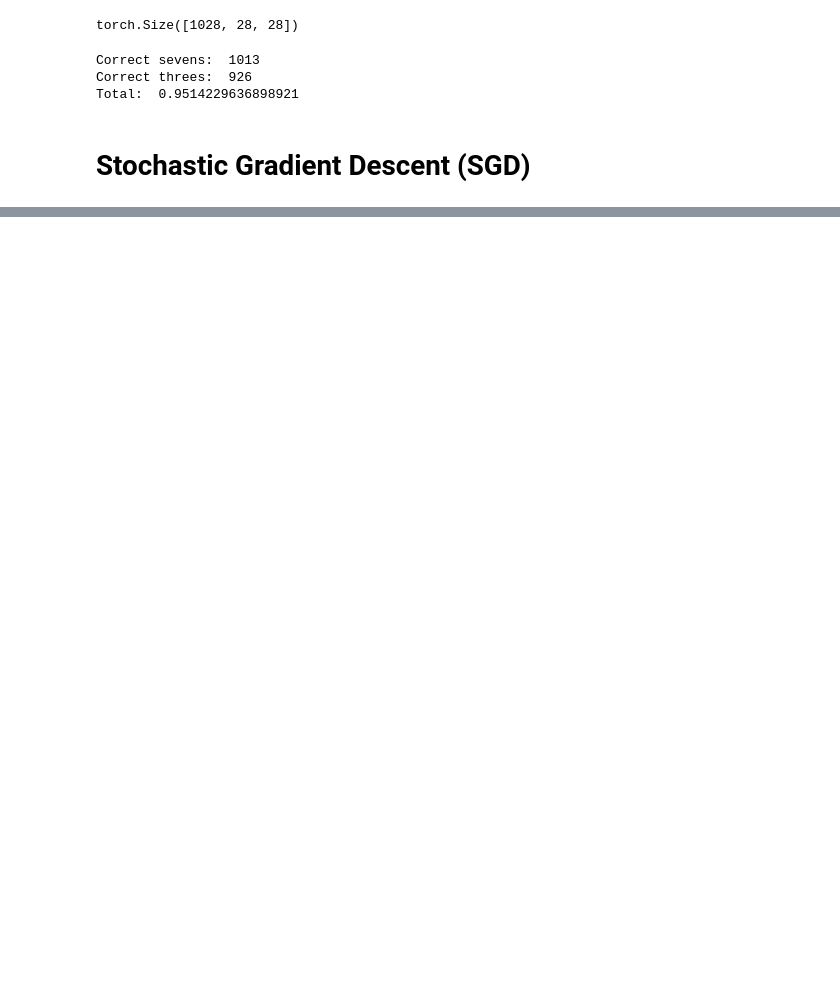
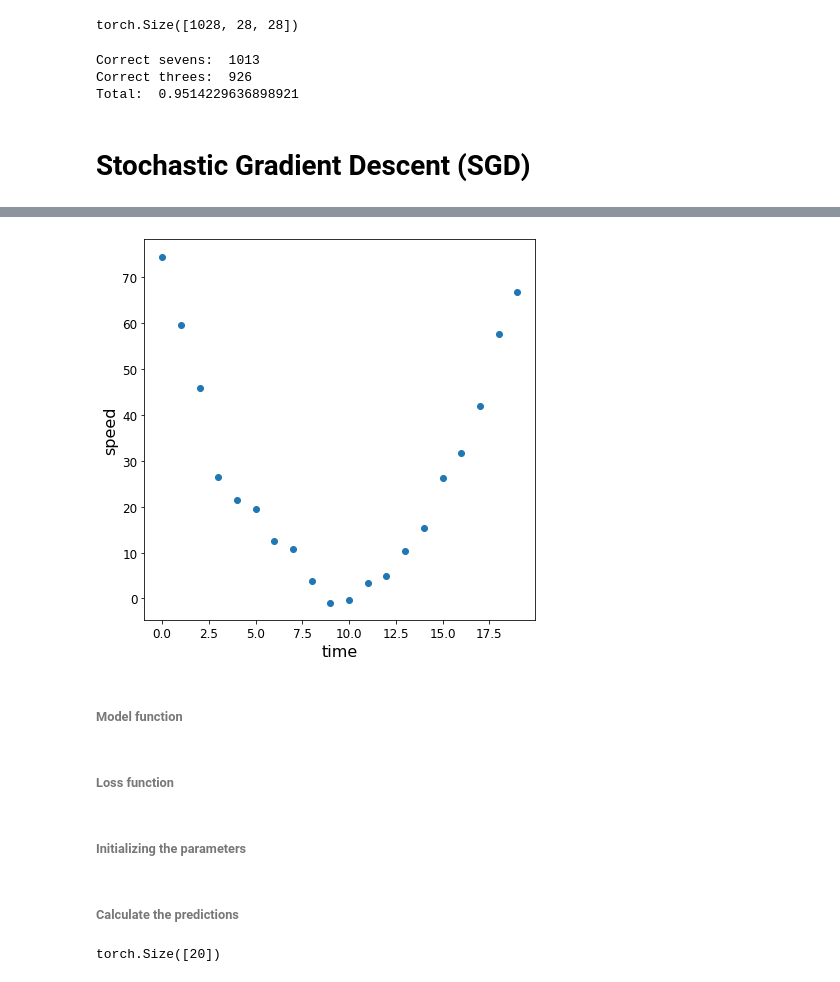
Before and after one commit to omlnaut/fastai, a Jupyter notebook: chapter3_foundations_of_vision.ipynb, the cells around one changed output, grey strips where cells are left out. Drawn from its saved outputs; the diff is of its cells as text; code cells hidden in the pictures; blank space fills up the shorter version.

```diff
--- a/chapter3_foundations_of_vision.ipynb
+++ b/chapter3_foundations_of_vision.ipynb
@@ -145,0 +226,15 @@ Total:  0.9514229636898921
+# %%
+time = torch.arange(0, 20).float()
+speed = torch.randn(20)*3 + .75*(time-9.5)**2 + 1
+# %%
+fig, ax = plt.subplots(figsize=(7,7))
+
+ax.scatter(time, speed)
+ax.set_xlabel('time', fontsize=16)
+ax.set_ylabel('speed', fontsize=16)
+
+plt.show()
+# %% [output]
+[figure, added]
+# %% [markdown]
+###### Model function
@@ -145,0 +245,2 @@ Total:  0.9514229636898921
+# %% [markdown]
+###### Loss function
@@ -145,0 +250,2 @@ Total:  0.9514229636898921
+# %% [markdown]
+###### Initializing the parameters
@@ -145,0 +254,7 @@ Total:  0.9514229636898921
+# %% [markdown]
+###### Calculate the predictions
+# %%
+preds = f(time, params)
+preds.shape
+# %% [output]
+torch.Size([20])
```
Also changed, not shown: parts of 81 cells of this notebook.
